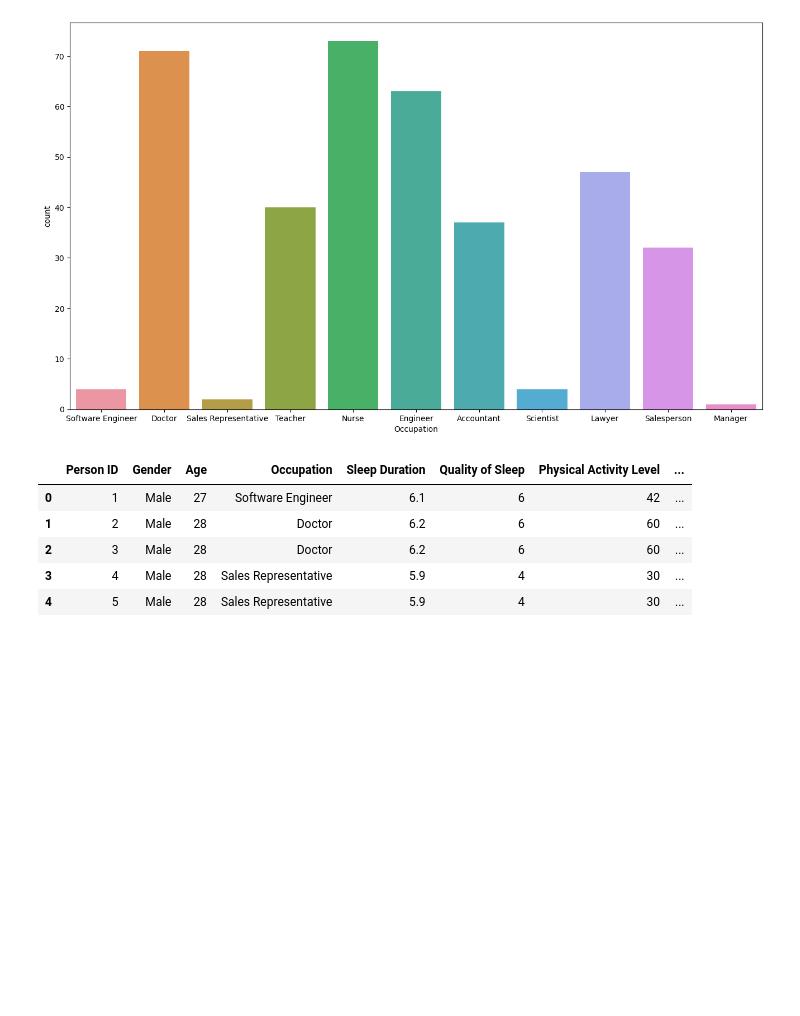
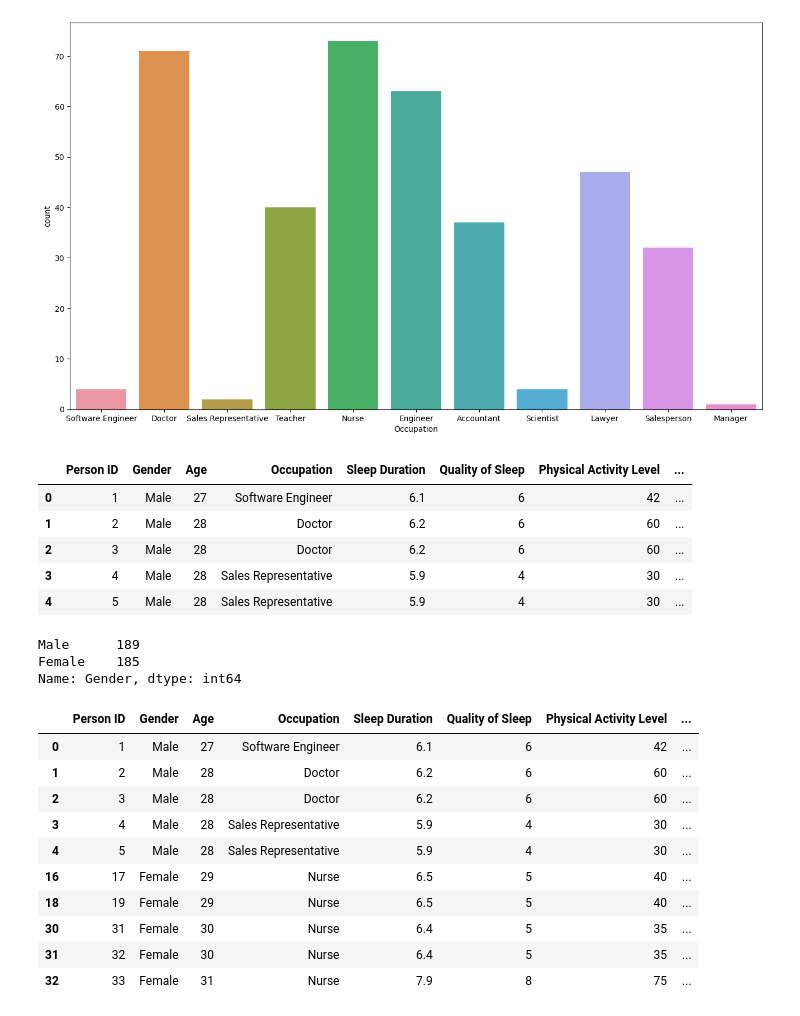
Before and after one commit to Joakimanochie/Data_analytics, a Jupyter notebook: Sleep_dataset_analysis.ipynb, the cells around one changed output. Drawn from its saved outputs; the diff is of its cells as text; code cells hidden in the pictures; blank space fills up the shorter version.

```diff
--- a/Sleep_dataset_analysis.ipynb
+++ b/Sleep_dataset_analysis.ipynb
@@ -84,3 +84,24 @@ sleep_data.head()
 | 2 | 3 | Male | 28 | Doctor | 6.2 | 6 | 60 | ... |
 | 3 | 4 | Male | 28 | Sales Representative | 5.9 | 4 | 30 | ... |
 | 4 | 5 | Male | 28 | Sales Representative | 5.9 | 4 | 30 | ... |
+# %%
+sleep_data['Gender'].value_counts()
+# %% [output]
+Male      189
+Female    185
+Name: Gender, dtype: int64
+# %%
+sleep_gender = sleep_data.groupby(['Gender'], as_index=False)
+sleep_gender.head()
+# %% [output]
+|  | Person ID | Gender | Age | Occupation | Sleep Duration | Quality of Sleep | Physical Activity Level | ... |
+| 0 | 1 | Male | 27 | Software Engineer | 6.1 | 6 | 42 | ... |
+| 1 | 2 | Male | 28 | Doctor | 6.2 | 6 | 60 | ... |
+| 2 | 3 | Male | 28 | Doctor | 6.2 | 6 | 60 | ... |
+| 3 | 4 | Male | 28 | Sales Representative | 5.9 | 4 | 30 | ... |
+| 4 | 5 | Male | 28 | Sales Representative | 5.9 | 4 | 30 | ... |
+| 16 | 17 | Female | 29 | Nurse | 6.5 | 5 | 40 | ... |
+| 18 | 19 | Female | 29 | Nurse | 6.5 | 5 | 40 | ... |
+| 30 | 31 | Female | 30 | Nurse | 6.4 | 5 | 35 | ... |
+| 31 | 32 | Female | 30 | Nurse | 6.4 | 5 | 35 | ... |
+| 32 | 33 | Female | 31 | Nurse | 7.9 | 8 | 75 | ... |
```
